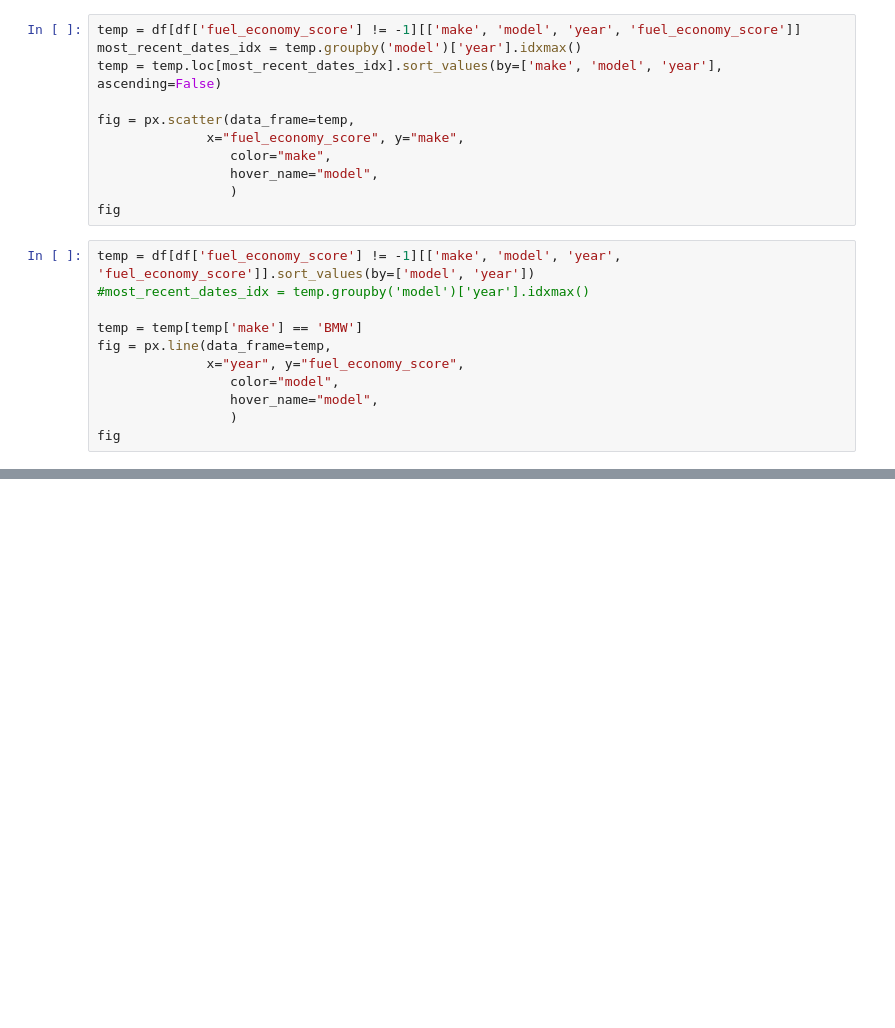
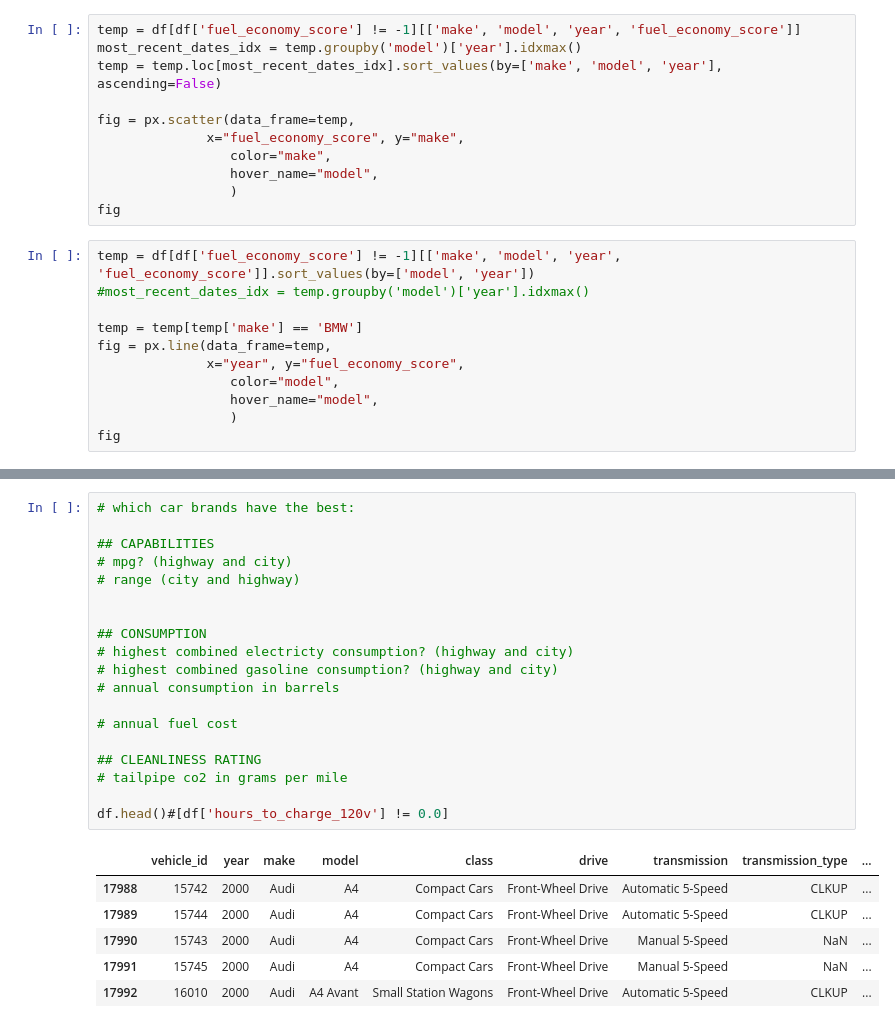
Before and after one commit to patsals/vehicle_visualization, a Jupyter notebook: eda.ipynb, the cells around one changed output, grey strips where cells are left out. Drawn from its saved outputs; the diff is of its cells as text; blank space fills up the shorter version.

```diff
--- a/eda.ipynb
+++ b/eda.ipynb
@@ -160,0 +172,26 @@ list(df['fuel_type_1'].unique())
+# %%
+# which car brands have the best:
+
+## CAPABILITIES
+# mpg? (highway and city)
+# range (city and highway)
+
+
+## CONSUMPTION
+# highest combined electricty consumption? (highway and city)
+# highest combined gasoline consumption? (highway and city)
+# annual consumption in barrels
+
+# annual fuel cost
+
+## CLEANLINESS RATING
+# tailpipe co2 in grams per mile
+
+df.head()#[df['hours_to_charge_120v'] != 0.0]
+# %% [output]
+|  | vehicle_id | year | make | model | class | drive | transmission | transmission_type | ... |
+| 17988 | 15742 | 2000 | Audi | A4 | Compact Cars | Front-Wheel Drive | Automatic 5-Speed | CLKUP | ... |
+| 17989 | 15744 | 2000 | Audi | A4 | Compact Cars | Front-Wheel Drive | Automatic 5-Speed | CLKUP | ... |
+| 17990 | 15743 | 2000 | Audi | A4 | Compact Cars | Front-Wheel Drive | Manual 5-Speed | NaN | ... |
+| 17991 | 15745 | 2000 | Audi | A4 | Compact Cars | Front-Wheel Drive | Manual 5-Speed | NaN | ... |
+| 17992 | 16010 | 2000 | Audi | A4 Avant | Small Station Wagons | Front-Wheel Drive | Automatic 5-Speed | CLKUP | ... |
```
Also changed, not shown: parts of 8 cells of this notebook.
